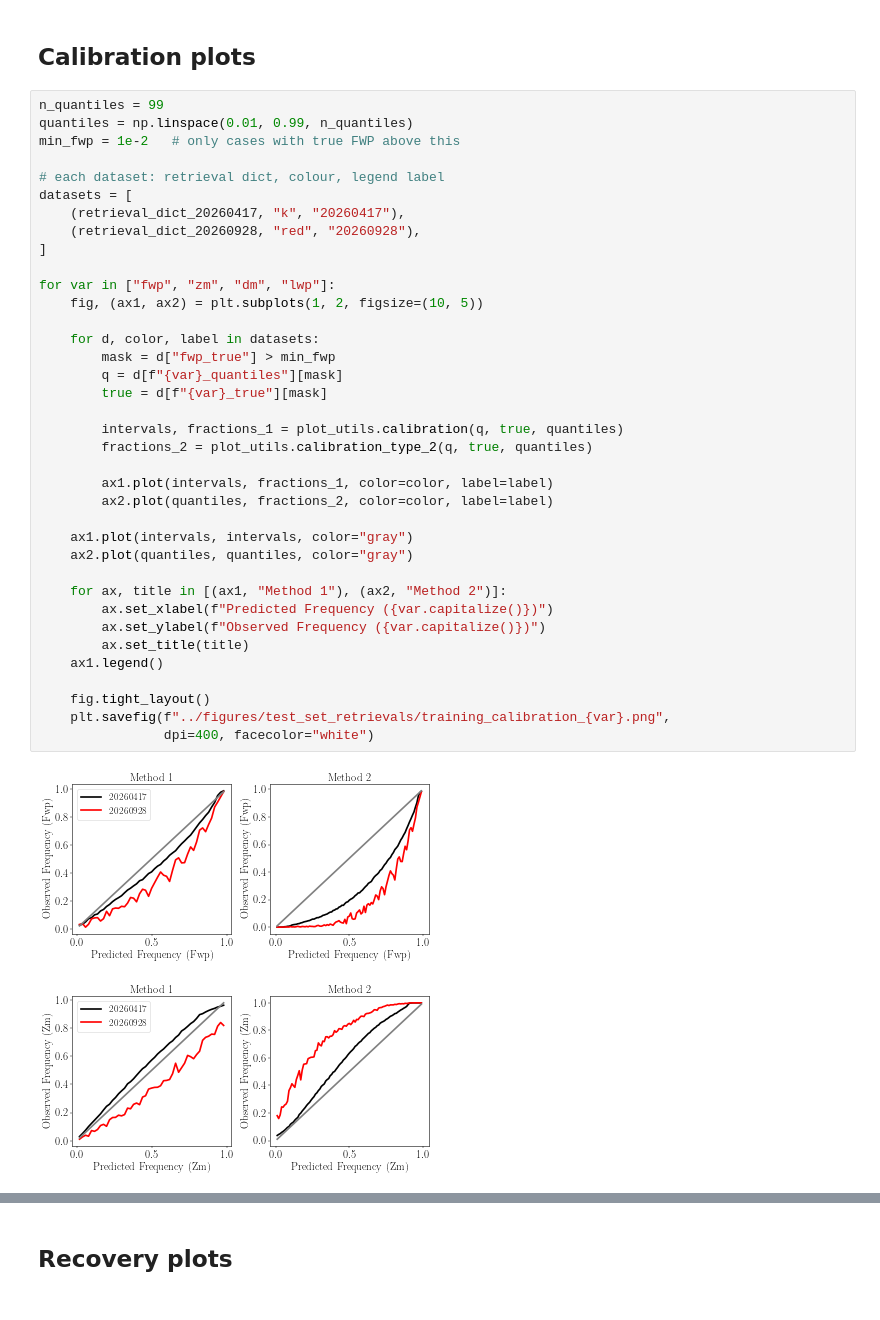
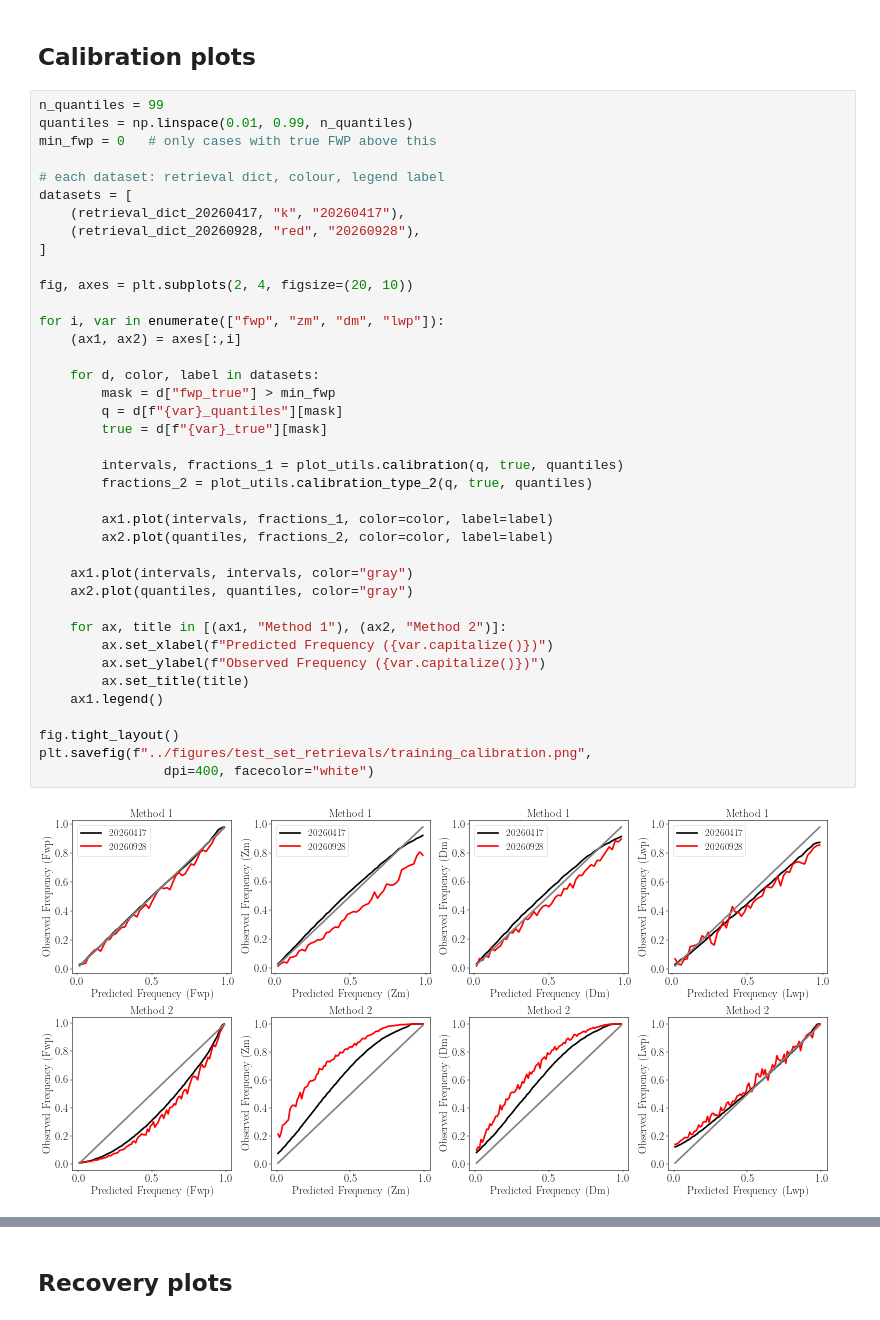
Before and after one commit to elliemay481/AWS_Arctic, a Jupyter notebook: notebooks/retrievals_on_test_set.ipynb, the cells around one changed output, grey strips where cells are left out. Saved outputs shown, nothing was run; the diff lists cells and outputs as text.

Commit message:
change to calib plots

```diff
--- a/notebooks/retrievals_on_test_set.ipynb
+++ b/notebooks/retrievals_on_test_set.ipynb
@@ -57,40 +61,41 @@ fwp_sensitivity_idxs_20260928 = np.where(retrieval_dict_20260928["fwp_true"] > 1
 # %%
 n_quantiles = 99
 quantiles = np.linspace(0.01, 0.99, n_quantiles)
-min_fwp = 1e-2   # only cases with true FWP above this
+min_fwp = 0   # only cases with true FWP above this
 
 # each dataset: retrieval dict, colour, legend label
 datasets = [
     (retrieval_dict_20260417, "k", "20260417"),
     (retrieval_dict_20260928, "red", "20260928"),
 ]
 
-for var in ["fwp", "zm", "dm", "lwp"]:
-    fig, (ax1, ax2) = plt.subplots(1, 2, figsize=(10, 5))
+fig, axes = plt.subplots(2, 4, figsize=(20, 10))
+
+for i, var in enumerate(["fwp", "zm", "dm", "lwp"]):
+    (ax1, ax2) = axes[:,i]
 
     for d, color, label in datasets:
         mask = d["fwp_true"] > min_fwp
         q = d[f"{var}_quantiles"][mask]
         true = d[f"{var}_true"][mask]
 
         intervals, fractions_1 = plot_utils.calibration(q, true, quantiles)
         fractions_2 = plot_utils.calibration_type_2(q, true, quantiles)
 
         ax1.plot(intervals, fractions_1, color=color, label=label)
         ax2.plot(quantiles, fractions_2, color=color, label=label)
 
     ax1.plot(intervals, intervals, color="gray")
     ax2.plot(quantiles, quantiles, color="gray")
 
     for ax, title in [(ax1, "Method 1"), (ax2, "Method 2")]:
         ax.set_xlabel(f"Predicted Frequency ({var.capitalize()})")
         ax.set_ylabel(f"Observed Frequency ({var.capitalize()})")
         ax.set_title(title)
     ax1.legend()
 
-    fig.tight_layout()
-    plt.savefig(f"../figures/test_set_retrievals/training_calibration_{var}.png",
+fig.tight_layout()
+plt.savefig(f"../figures/test_set_retrievals/training_calibration.png",
                 dpi=400, facecolor="white")
 # %% [output]
-[figure, old version]
+[figure, new version]
-[figure, removed]
```
Also changed, not shown: parts of 2 cells of this notebook, 5 other files.
